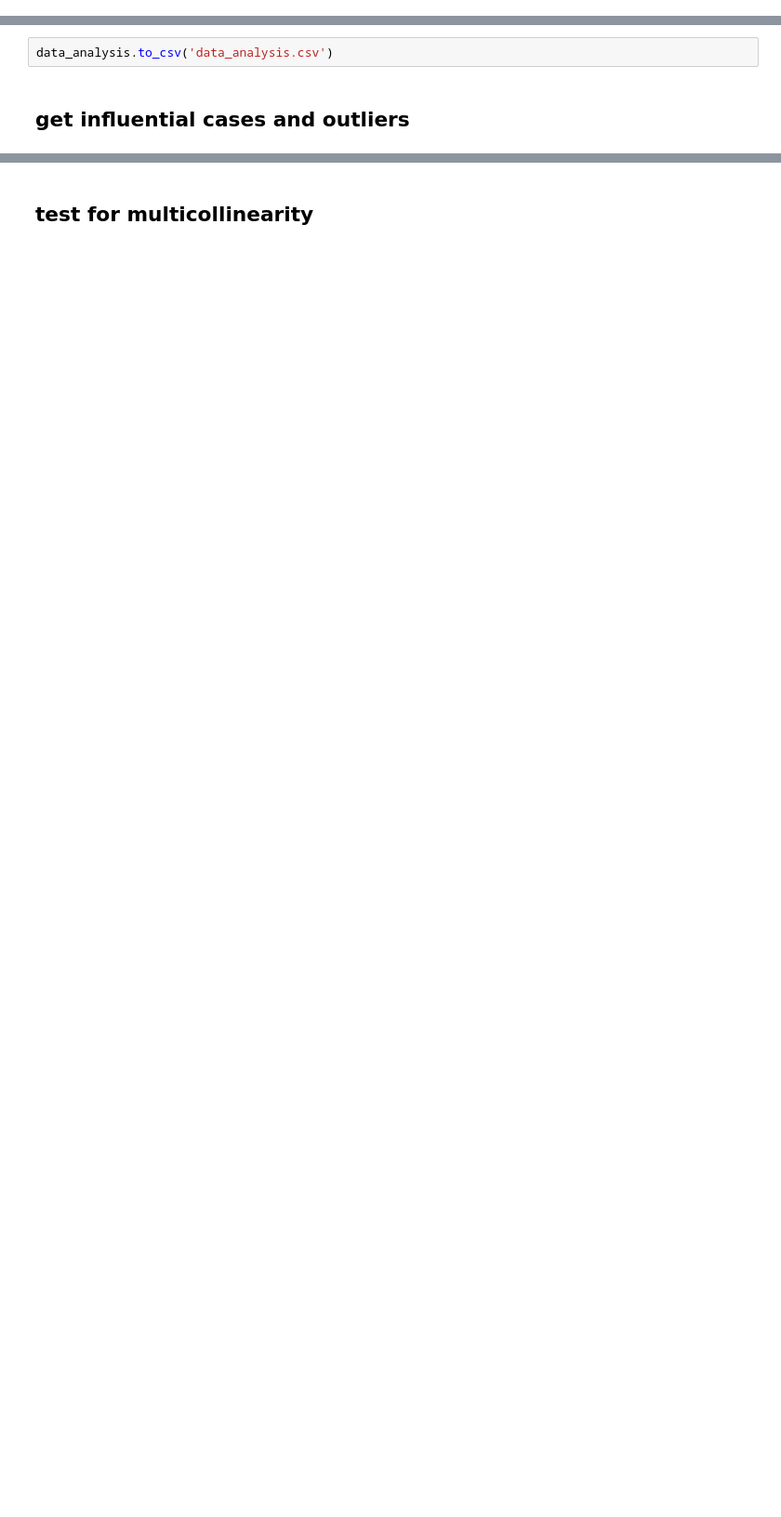
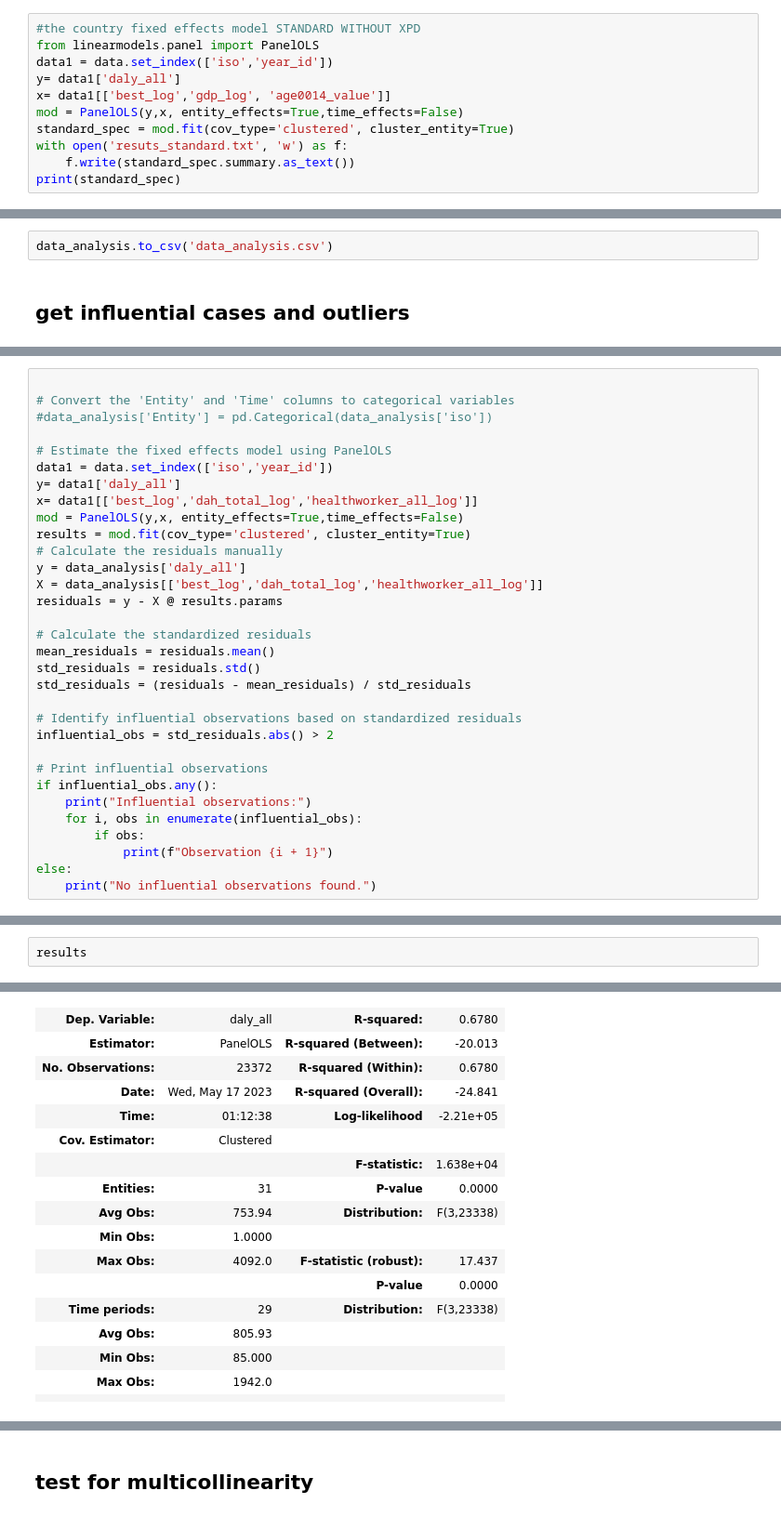
Before and after one commit to NatStrom/Thesis, a Jupyter notebook: Analysis.ipynb, the cells around one changed output, grey strips where cells are left out. Shown at 93% size. Saved outputs shown, nothing was run; the diff lists cells and outputs as text; blank space fills up the shorter version.

```diff
--- a/Analysis.ipynb
+++ b/Analysis.ipynb
@@ -1154,3 +1137,14 @@ P-value: 0.0000
 Distribution: F(32,25354)
 
 Included effects: Entity
+# %%
+#the country fixed effects model STANDARD WITHOUT XPD
+from linearmodels.panel import PanelOLS
+data1 = data.set_index(['iso','year_id'])
+y= data1['daly_all']
+x= data1[['best_log','gdp_log', 'age0014_value']]
+mod = PanelOLS(y,x, entity_effects=True,time_effects=False)
+standard_spec = mod.fit(cov_type='clustered', cluster_entity=True)
+with open('resuts_standard.txt', 'w') as f:
+    f.write(standard_spec.summary.as_text())
+print(standard_spec)
@@ -1404,0 +1662,32 @@ AttributeError: 'PanelEffectsResults' object has no attribute 'resid'
+# %%
+
+# Convert the 'Entity' and 'Time' columns to categorical variables
+#data_analysis['Entity'] = pd.Categorical(data_analysis['iso'])
+
+# Estimate the fixed effects model using PanelOLS
+data1 = data.set_index(['iso','year_id'])
+y= data1['daly_all']
+x= data1[['best_log','dah_total_log','healthworker_all_log']]
+mod = PanelOLS(y,x, entity_effects=True,time_effects=False)
+results = mod.fit(cov_type='clustered', cluster_entity=True)
+# Calculate the residuals manually
+y = data_analysis['daly_all']
+X = data_analysis[['best_log','dah_total_log','healthworker_all_log']]
+residuals = y - X @ results.params
+
+# Calculate the standardized residuals
+mean_residuals = residuals.mean()
+std_residuals = residuals.std()
+std_residuals = (residuals - mean_residuals) / std_residuals
+
+# Identify influential observations based on standardized residuals
+influential_obs = std_residuals.abs() > 2
+
+# Print influential observations
+if influential_obs.any():
+    print("Influential observations:")
+    for i, obs in enumerate(influential_obs):
+        if obs:
+            print(f"Observation {i + 1}")
+else:
+    print("No influential observations found.")
@@ -1404,0 +1714,3 @@ AttributeError: 'PanelEffectsResults' object has no attribute 'resid'
+# %%
+results
+# %% [output]
@@ -1404,0 +1718,17 @@ AttributeError: 'PanelEffectsResults' object has no attribute 'resid'
+| Dep. Variable: | daly_all | R-squared: | 0.6780 |
+| Estimator: | PanelOLS | R-squared (Between): | -20.013 |
+| No. Observations: | 23372 | R-squared (Within): | 0.6780 |
+| Date: | Wed, May 17 2023 | R-squared (Overall): | -24.841 |
+| Time: | 01:12:38 | Log-likelihood | -2.21e+05 |
+| Cov. Estimator: | Clustered |  |  |
+|  |  | F-statistic: | 1.638e+04 |
+| Entities: | 31 | P-value | 0.0000 |
+| Avg Obs: | 753.94 | Distribution: | F(3,23338) |
+| Min Obs: | 1.0000 |  |  |
+| Max Obs: | 4092.0 | F-statistic (robust): | 17.437 |
+|  |  | P-value | 0.0000 |
+| Time periods: | 29 | Distribution: | F(3,23338) |
+| Avg Obs: | 805.93 |  |  |
+| Min Obs: | 85.000 |  |  |
+| Max Obs: | 1942.0 |  |  |
+|  |  |  |  |
```
Also changed, not shown: parts of 45 cells of this notebook, 1 other file.
